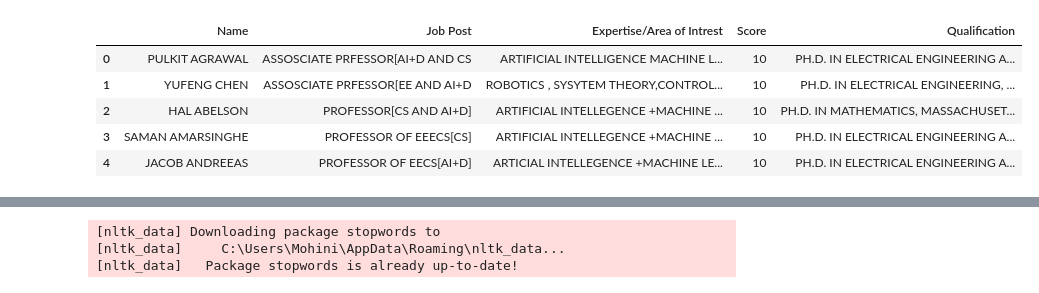
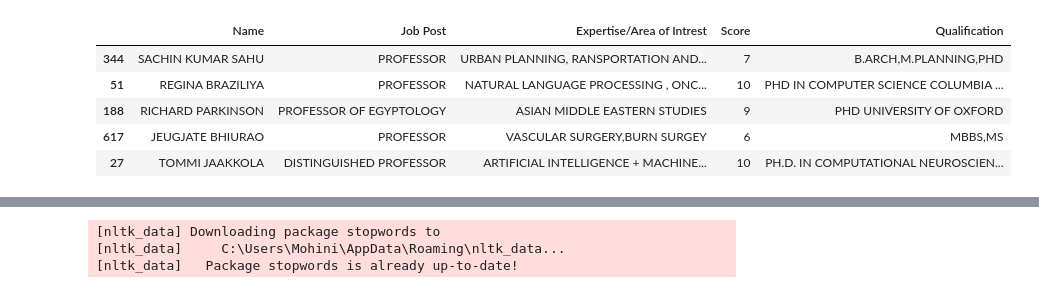
Before and after one commit to Mohini117/NextGenAIPoweredHiring, a Jupyter notebook: model.ipynb, the cells around one changed output, grey strips where cells are left out. Drawn from its saved outputs; the diff is of its cells as text; code cells hidden in the pictures.

```diff
--- a/model.ipynb
+++ b/model.ipynb
@@ -12,14 +12,14 @@ from sklearn.preprocessing import FunctionTransformer
 from sklearn.model_selection import train_test_split, cross_val_score, GridSearchCV
 # %%
 df = pd.DataFrame(pd.read_excel("DATA.xlsx"))
-df.head()
+df.sample(5)
 # %% [output]
 |  | Name | Job Post | Expertise/Area of Intrest | Score | Qualification |
-| 0 | PULKIT AGRAWAL | ASSOSCIATE PRFESSOR[AI+D AND CS | ARTIFICIAL INTELLIGENCE MACHINE L... | 10 | PH.D. IN ELECTRICAL ENGINEERING A... |
-| 1 | YUFENG CHEN | ASSOSCIATE PRFESSOR[EE AND AI+D | ROBOTICS , SYSYTEM THEORY,CONTROL... | 10 | PH.D. IN ELECTRICAL ENGINEERING, ... |
-| 2 | HAL ABELSON | PROFESSOR[CS AND AI+D] | ARTIFICIAL INTELLEGENCE +MACHINE ... | 10 | PH.D. IN MATHEMATICS, MASSACHUSET... |
-| 3 | SAMAN AMARSINGHE | PROFESSOR OF EEECS[CS] | ARTIFICIAL INTELLEGENCE +MACHINE ... | 10 | PH.D. IN ELECTRICAL ENGINEERING A... |
-| 4 | JACOB ANDREEAS | PROFESSOR OF EECS[AI+D] | ARTICIAL INTELLEGENCE +MACHINE LE... | 10 | PH.D. IN ELECTRICAL ENGINEERING A... |
+| 344 | SACHIN KUMAR SAHU | PROFESSOR | URBAN PLANNING, RANSPORTATION AND... | 7 | B.ARCH,M.PLANNING,PHD |
+| 51 | REGINA BRAZILIYA | PROFESSOR | NATURAL LANGUAGE PROCESSING , ONC... | 10 | PHD IN COMPUTER SCIENCE COLUMBIA ... |
+| 188 | RICHARD PARKINSON | PROFESSOR OF EGYPTOLOGY | ASIAN MIDDLE EASTERN STUDIES | 9 | PHD UNIVERSITY OF OXFORD |
+| 617 | JEUGJATE BHIURAO | PROFESSOR | VASCULAR SURGERY,BURN SURGEY | 6 | MBBS,MS |
+| 27 | TOMMI JAAKKOLA | DISTINGUISHED PROFESSOR | ARTIFICIAL INTELLIGENCE + MACHINE... | 10 | PH.D. IN COMPUTATIONAL NEUROSCIEN... |
 # %%
 df
 # %% [output]
```
Also changed, not shown: 22 other files.
